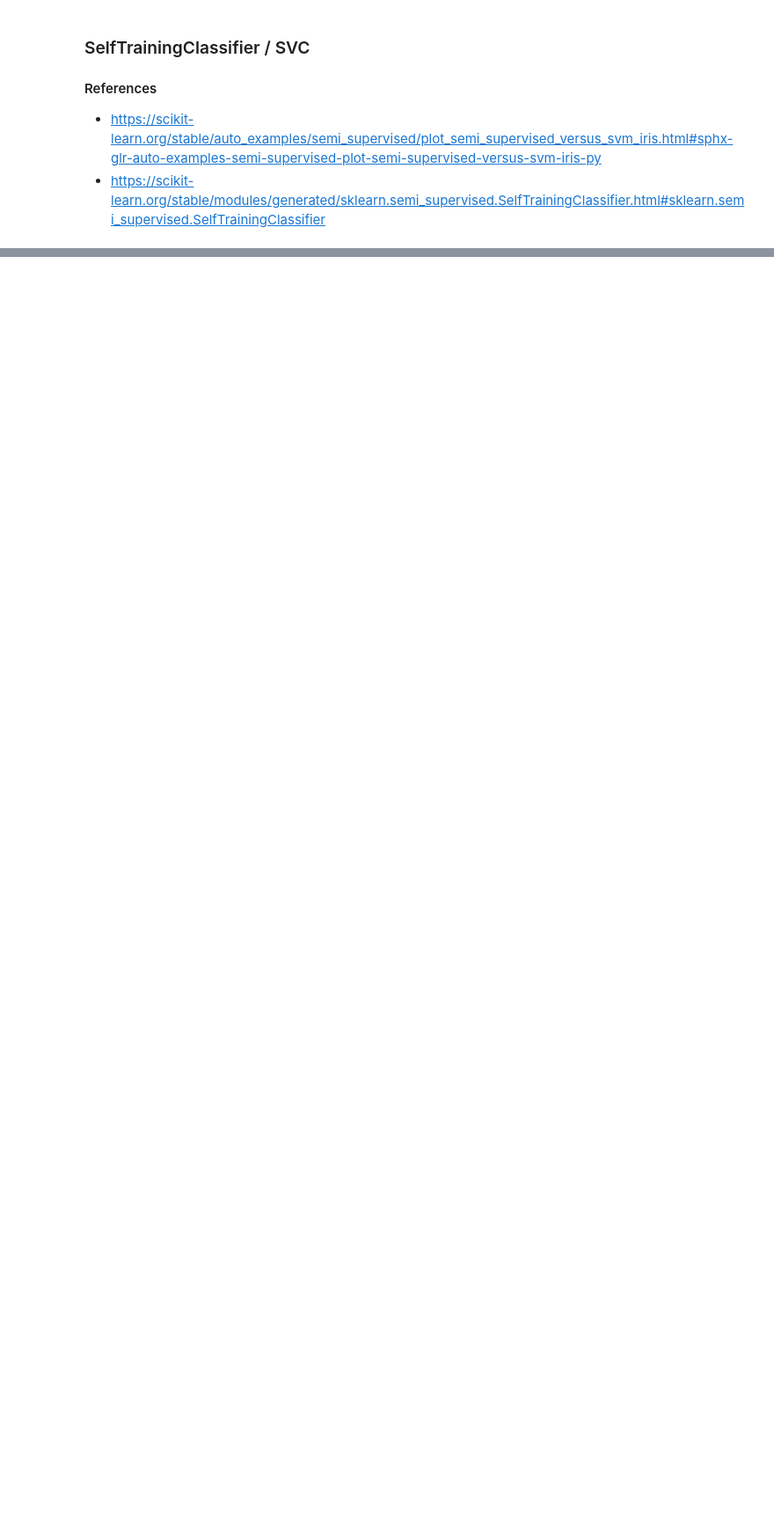
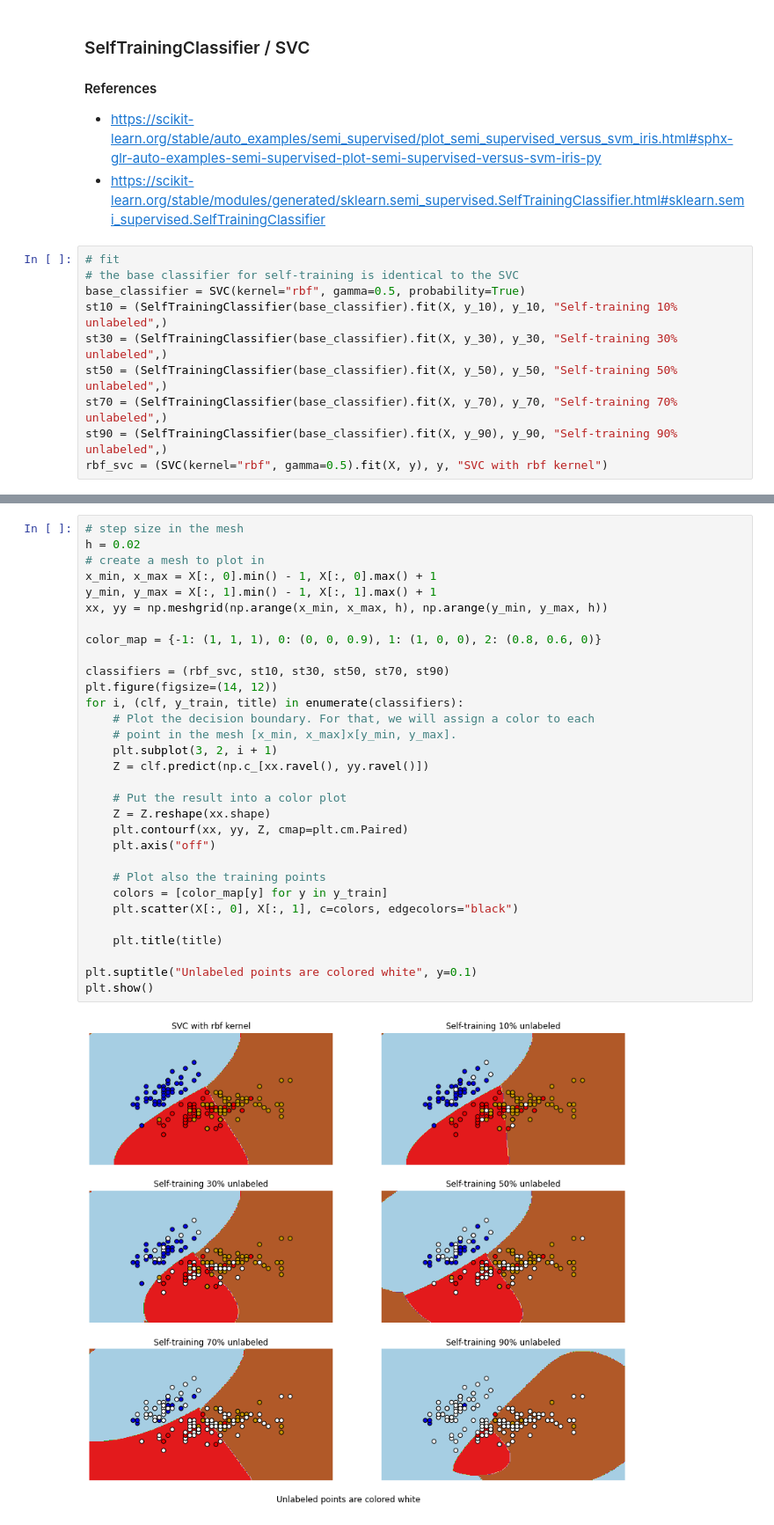
Before and after one commit to jmquintana79/utilsDS, a Jupyter notebook: notebooks/learning_semi_supervised/notebook-semi_supervised_learning-sklearn_example.ipynb, the cells around one changed output, grey strips where cells are left out. Shown: that part at 88% size. Drawn from its saved outputs; the diff is of its cells as text; blank space fills up the shorter version.

```diff
--- a/notebooks/learning_semi_supervised/notebook-semi_supervised_learning-sklearn_example.ipynb
+++ b/notebooks/learning_semi_supervised/notebook-semi_supervised_learning-sklearn_example.ipynb
@@ -207,3 +207,13 @@ plt.show()
 #### References
 - https://scikit-learn.org/stable/auto_examples/semi_supervised/plot_semi_supervised_versus_svm_iris.html#sphx-glr-auto-examples-semi-supervised-plot-semi-supervised-versus-svm-iris-py
 - https://scikit-learn.org/stable/modules/generated/sklearn.semi_supervised.SelfTrainingClassifier.html#sklearn.semi_supervised.SelfTrainingClassifier
+# %%
+# fit
+# the base classifier for self-training is identical to the SVC
+base_classifier = SVC(kernel="rbf", gamma=0.5, probability=True)
+st10 = (SelfTrainingClassifier(base_classifier).fit(X, y_10), y_10, "Self-training 10% unlabeled",)
+st30 = (SelfTrainingClassifier(base_classifier).fit(X, y_30), y_30, "Self-training 30% unlabeled",)
+st50 = (SelfTrainingClassifier(base_classifier).fit(X, y_50), y_50, "Self-training 50% unlabeled",)
+st70 = (SelfTrainingClassifier(base_classifier).fit(X, y_70), y_70, "Self-training 70% unlabeled",)
+st90 = (SelfTrainingClassifier(base_classifier).fit(X, y_90), y_90, "Self-training 90% unlabeled",)
+rbf_svc = (SVC(kernel="rbf", gamma=0.5).fit(X, y), y, "SVC with rbf kernel")
@@ -209,0 +222,33 @@ plt.show()
+# %%
+# step size in the mesh
+h = 0.02
+# create a mesh to plot in
+x_min, x_max = X[:, 0].min() - 1, X[:, 0].max() + 1
+y_min, y_max = X[:, 1].min() - 1, X[:, 1].max() + 1
+xx, yy = np.meshgrid(np.arange(x_min, x_max, h), np.arange(y_min, y_max, h))
+
+color_map = {-1: (1, 1, 1), 0: (0, 0, 0.9), 1: (1, 0, 0), 2: (0.8, 0.6, 0)}
+
+classifiers = (rbf_svc, st10, st30, st50, st70, st90)
+plt.figure(figsize=(14, 12))
+for i, (clf, y_train, title) in enumerate(classifiers):
+    # Plot the decision boundary. For that, we will assign a color to each
+    # point in the mesh [x_min, x_max]x[y_min, y_max].
+    plt.subplot(3, 2, i + 1)
+    Z = clf.predict(np.c_[xx.ravel(), yy.ravel()])
+
+    # Put the result into a color plot
+    Z = Z.reshape(xx.shape)
+    plt.contourf(xx, yy, Z, cmap=plt.cm.Paired)
+    plt.axis("off")
+
+    # Plot also the training points
+    colors = [color_map[y] for y in y_train]
+    plt.scatter(X[:, 0], X[:, 1], c=colors, edgecolors="black")
+
+    plt.title(title)
+
+plt.suptitle("Unlabeled points are colored white", y=0.1)
+plt.show()
+# %% [output]
+[figure, added]
```
Also changed, not shown: parts of 1 cell of this notebook.
